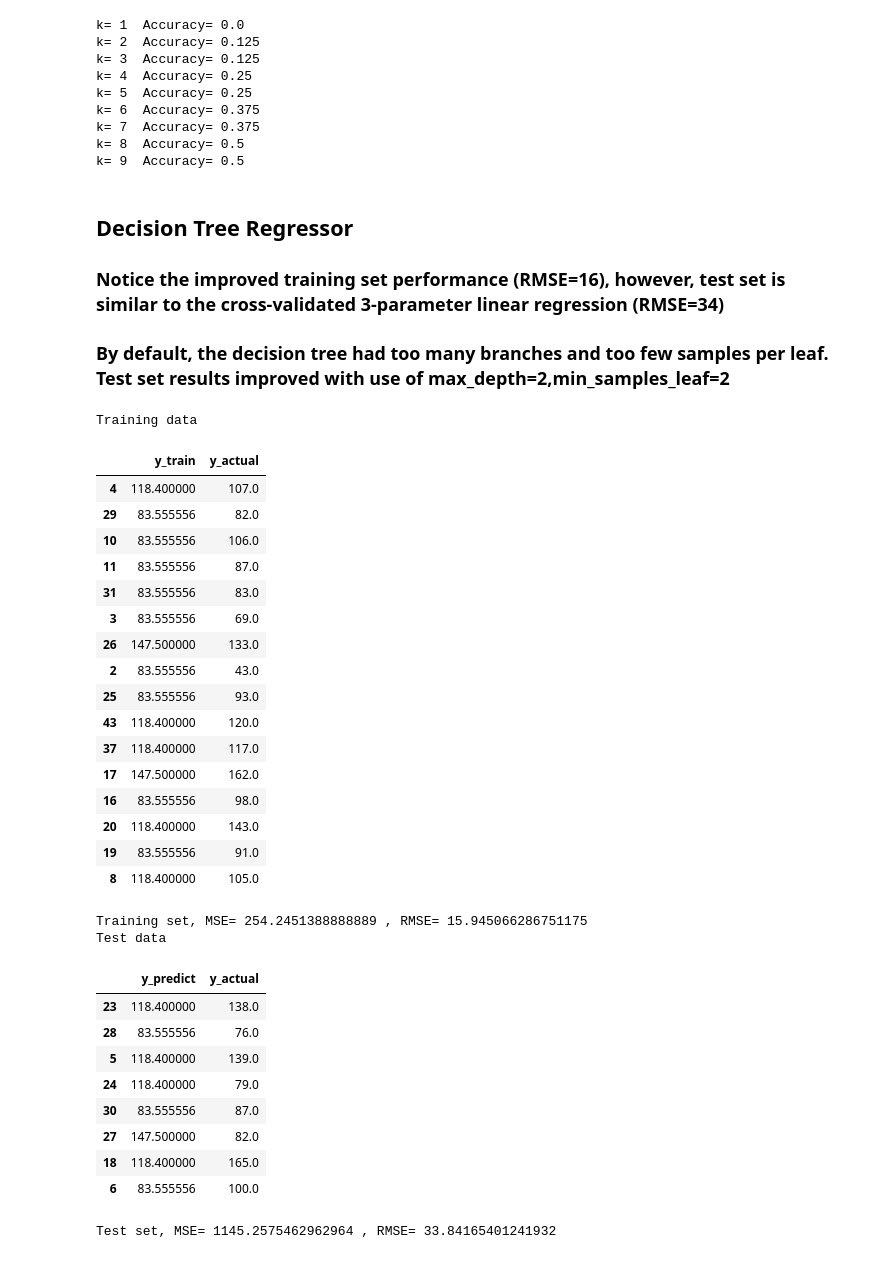
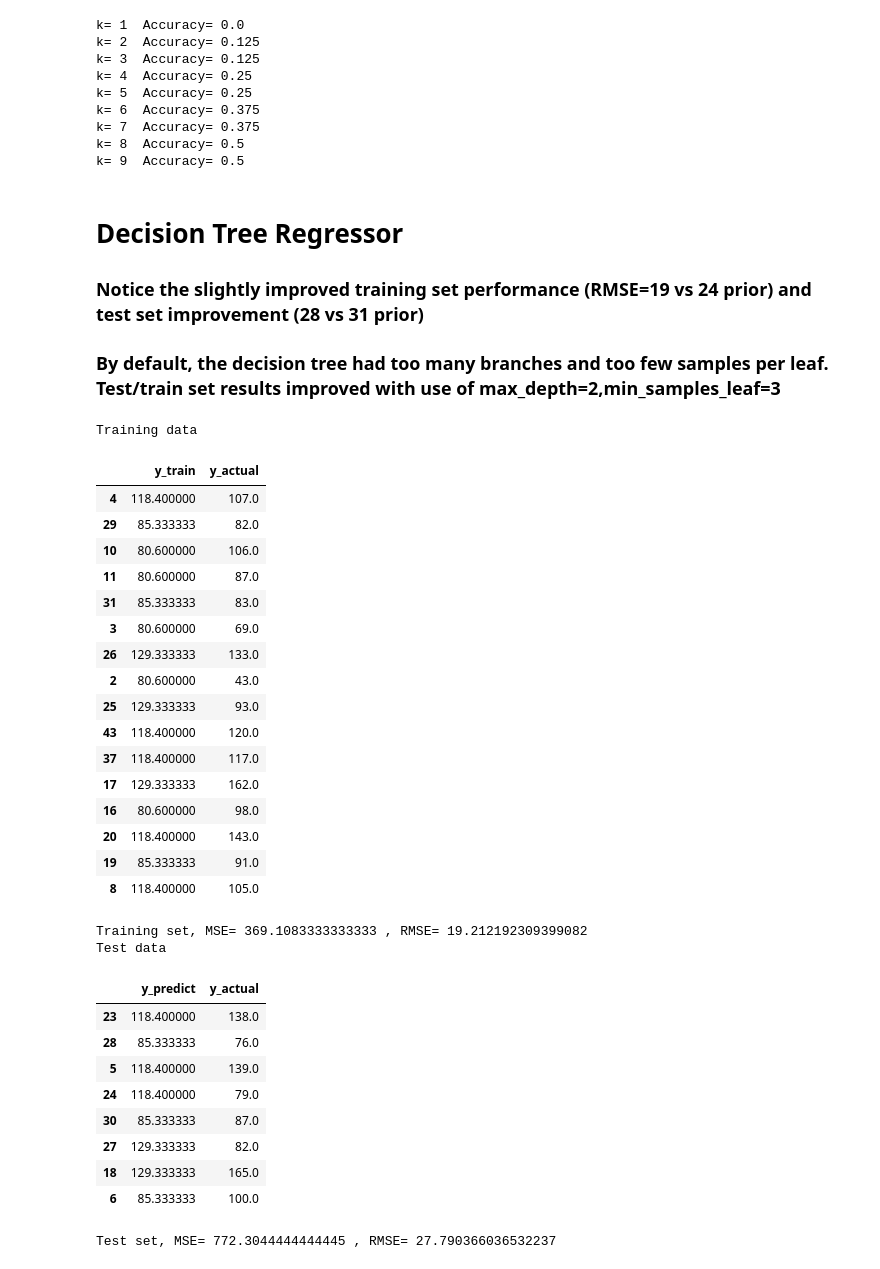
Before and after one commit to Md557/py-datasci, a Jupyter notebook: petroleum well analysis example/petroleum regression, CV, KNN analysis-CFF.ipynb, the cells around one changed output. Saved outputs shown, nothing was run; the diff lists cells and outputs as text; code cells hidden in the pictures.

```diff
--- a/petroleum well analysis example/petroleum regression, CV, KNN analysis-CFF.ipynb
+++ b/petroleum well analysis example/petroleum regression, CV, KNN analysis-CFF.ipynb
@@ -1138,69 +1161,69 @@ k= 8  Accuracy= 0.5
 k= 9  Accuracy= 0.5
 # %% [markdown]
 
-## Decision Tree Regressor
-### Notice the improved training set performance (RMSE=16), however, test set is similar to the cross-validated 3-parameter linear regression (RMSE=34)
-### By default, the decision tree had too many branches and too few samples per leaf.  Test set results improved with use of max_depth=2,min_samples_leaf=2
+# Decision Tree Regressor
+### Notice the slightly improved training set performance (RMSE=19 vs 24 prior) and test set improvement (28 vs 31 prior)
+### By default, the decision tree had too many branches and too few samples per leaf.  Test/train set results improved with use of max_depth=2,min_samples_leaf=3
 # %%
 from sklearn.tree import DecisionTreeRegressor
 X2t= result[["yloc","BVf","xloc"]][:64]
 np.random.seed(1)
 df = pd.DataFrame(data=X2t)
 df["y"]=y
 df=df.dropna(how='any',axis=0)
 
 #split scalar y into X classes, 0-15, 16-30, etc.
 num_classes=7
 
 yt=df["y"]
 #display(df)
 del(df["y"])
 X_train, X_test,y_train,y_test = train_test_split(df, yt, test_size=0.3)
 
 #https://scikit-learn.org/stable/modules/generated/sklearn.tree.DecisionTreeRegressor.html
-decisiontree=DecisionTreeRegressor(random_state=0,max_depth=2,min_samples_leaf=2)
+decisiontree=DecisionTreeRegressor(random_state=0,max_depth=3,min_samples_leaf=3)
 dt_model=decisiontree.fit(X_train,y_train)
 dft=pd.DataFrame(data={'y_predict':dt_model.predict(X_test),'y_actual':y_test})
 
 dft_train=pd.DataFrame(data={'y_train':dt_model.predict(X_train),'y_actual':y_train})
 print("Training data")
 display(dft_train)
 MSE=np.average(np.power(dft_train["y_train"]-dft_train["y_actual"],2))
 print("Training set, MSE=",MSE,", RMSE=",np.power(MSE,0.5))
 print("Test data")
 display(dft)
 MSE=np.average(np.power(dft["y_predict"]-dft["y_actual"],2))
 print("Test set, MSE=",MSE,", RMSE=",np.power(MSE,0.5))
 # %% [output]
 Training data
 |  | y_train | y_actual |
 | 4 | 118.400000 | 107.0 |
-| 29 | 83.555556 | 82.0 |
-| 10 | 83.555556 | 106.0 |
-| 11 | 83.555556 | 87.0 |
-| 31 | 83.555556 | 83.0 |
-| 3 | 83.555556 | 69.0 |
-| 26 | 147.500000 | 133.0 |
-| 2 | 83.555556 | 43.0 |
-| 25 | 83.555556 | 93.0 |
+| 29 | 85.333333 | 82.0 |
+| 10 | 80.600000 | 106.0 |
+| 11 | 80.600000 | 87.0 |
+| 31 | 85.333333 | 83.0 |
+| 3 | 80.600000 | 69.0 |
+| 26 | 129.333333 | 133.0 |
+| 2 | 80.600000 | 43.0 |
+| 25 | 129.333333 | 93.0 |
 | 43 | 118.400000 | 120.0 |
 | 37 | 118.400000 | 117.0 |
-| 17 | 147.500000 | 162.0 |
-| 16 | 83.555556 | 98.0 |
+| 17 | 129.333333 | 162.0 |
+| 16 | 80.600000 | 98.0 |
 | 20 | 118.400000 | 143.0 |
-| 19 | 83.555556 | 91.0 |
+| 19 | 85.333333 | 91.0 |
 | 8 | 118.400000 | 105.0 |
-Training set, MSE= 254.2451388888889 , RMSE= 15.945066286751175
+Training set, MSE= 369.1083333333333 , RMSE= 19.212192309399082
 Test data
 |  | y_predict | y_actual |
 | 23 | 118.400000 | 138.0 |
-| 28 | 83.555556 | 76.0 |
+| 28 | 85.333333 | 76.0 |
 | 5 | 118.400000 | 139.0 |
 | 24 | 118.400000 | 79.0 |
-| 30 | 83.555556 | 87.0 |
-| 27 | 147.500000 | 82.0 |
-| 18 | 118.400000 | 165.0 |
-| 6 | 83.555556 | 100.0 |
+| 30 | 85.333333 | 87.0 |
+| 27 | 129.333333 | 82.0 |
+| 18 | 129.333333 | 165.0 |
+| 6 | 85.333333 | 100.0 |
-Test set, MSE= 1145.2575462962964 , RMSE= 33.84165401241932
+Test set, MSE= 772.3044444444445 , RMSE= 27.790366036532237
 # %%
 #pip install pydotplus
```
Also changed, not shown: parts of 4 cells of this notebook.
